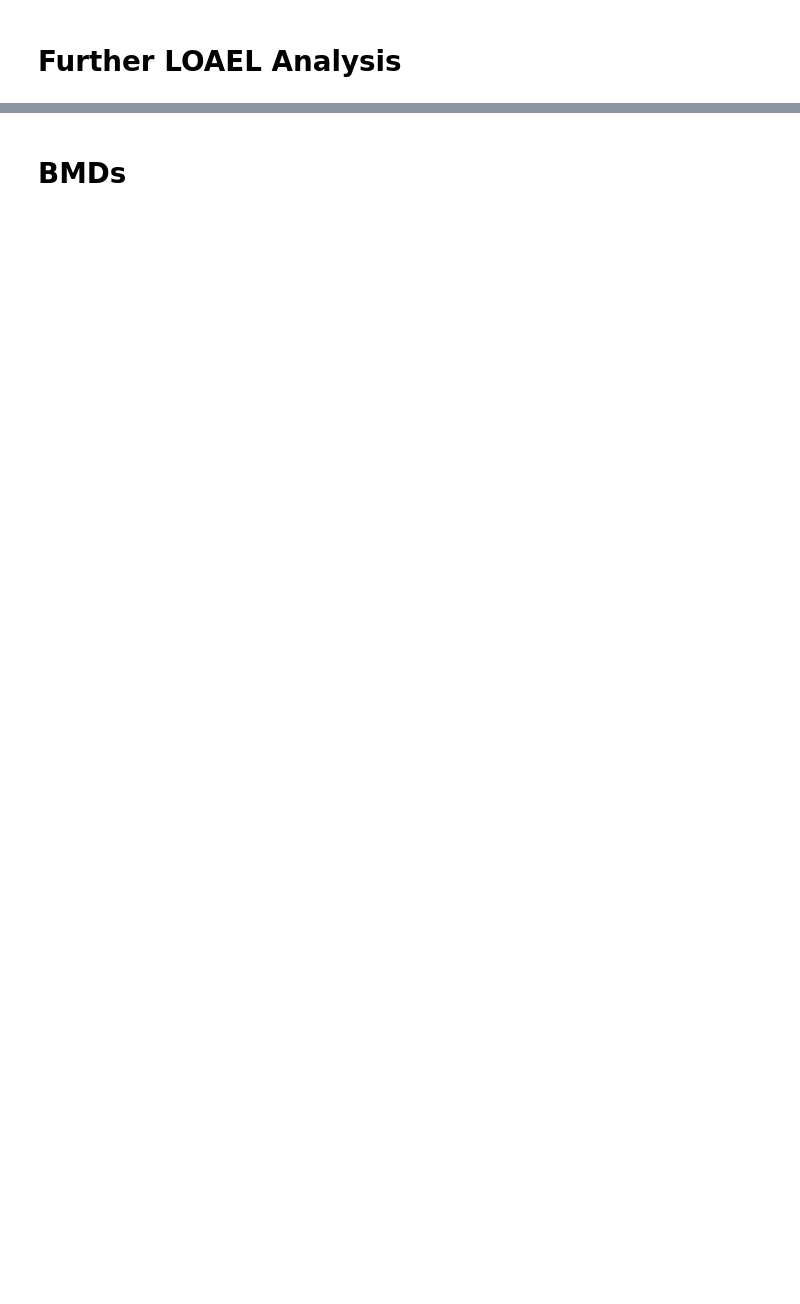
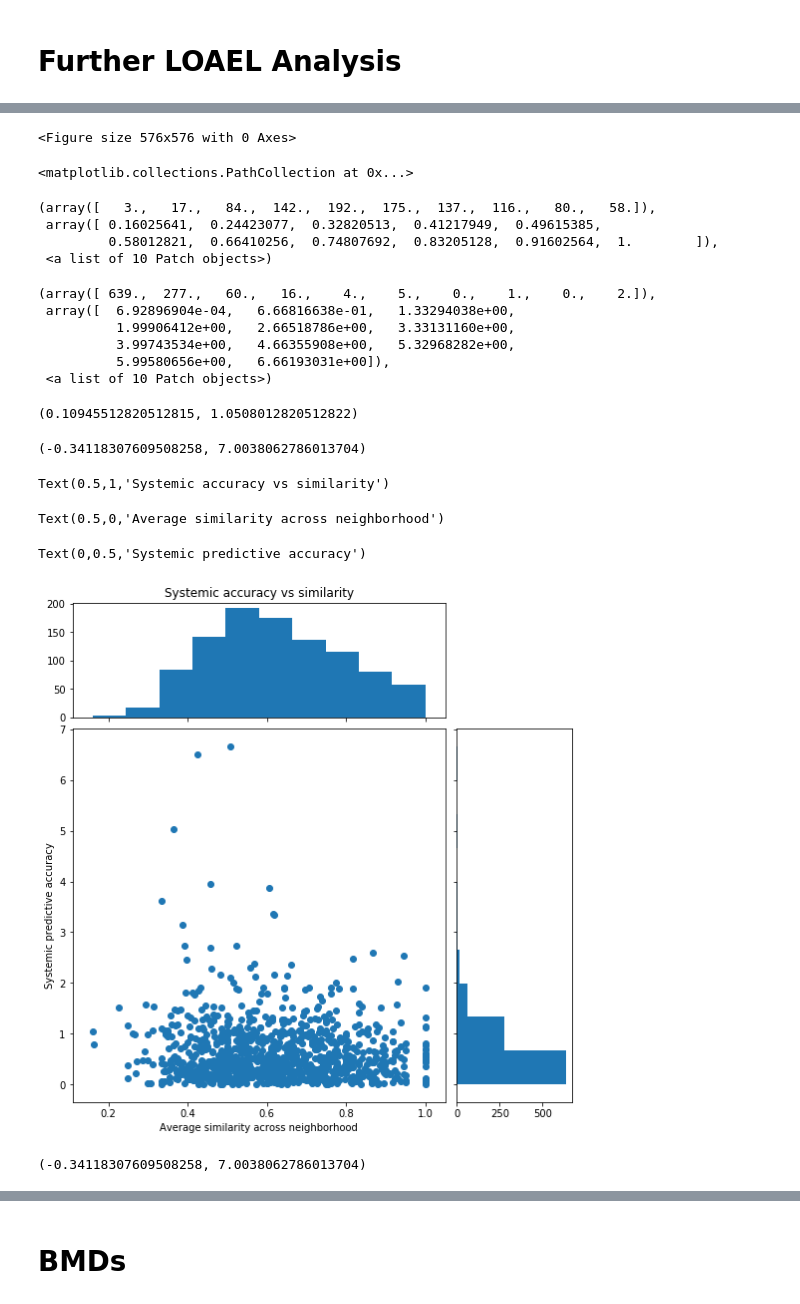
Before and after one commit to georgehelman/genra, a Jupyter notebook: notebooks/rax/rax-genra-toxref.ipynb, the cells around one changed output, grey strips where cells are left out. Cells and saved outputs as stored; diff of their text form; code cells hidden in the pictures; blank space fills up the shorter version.

```diff
--- a/notebooks/rax/rax-genra-toxref.ipynb
+++ b/notebooks/rax/rax-genra-toxref.ipynb
@@ -258,3 +439,61 @@ plt.show()
+# %%
+from matplotlib.ticker import NullFormatter
+
+df=loael_accuracy.copy()[['av_sim','systemic_accuracy']]
+df=df[pd.notnull(df).all(axis='columns')]
+x=df['av_sim']
+y=df['systemic_accuracy']
+
+nullfmt=NullFormatter()
+left,width=.1,.65
+bottom, height = .1,.65
+bottom_h = bottom + height +.02
+left_h = left + width + .02
+rect_scatter = [left,bottom,width,height]
+rect_histx = [left,bottom_h,width,.2]
+rect_histy = [left_h,bottom,.2,height]
+plt.figure(1, figsize=(8,8))
+
+axScatter=plt.axes(rect_scatter)
+axHistx = plt.axes(rect_histx)
+axHisty = plt.axes(rect_histy)
+axHistx.xaxis.set_major_formatter(nullfmt)
+axHisty.yaxis.set_major_formatter(nullfmt)
+
+axScatter.scatter(x,y)
+
+axHistx.hist(x)
+axHisty.hist(y,orientation='horizontal')
+axHistx.set_xlim(axScatter.get_xlim())
+axHisty.set_ylim(axScatter.get_ylim())
+
+axHistx.set_title('Systemic accuracy vs similarity')
+axScatter.set_xlabel('Average similarity across neighborhood')
+axScatter.set_ylabel('Systemic predictive accuracy')
+plt.show()
+# %% [output]
+<Figure size 576x576 with 0 Axes>
+<matplotlib.collections.PathCollection at 0x...>
+(array([   3.,   17.,   84.,  142.,  192.,  175.,  137.,  116.,   80.,   58.]),
+ array([ 0.16025641,  0.24423077,  0.32820513,  0.41217949,  0.49615385,
+         0.58012821,  0.66410256,  0.74807692,  0.83205128,  0.91602564,  1.        ]),
+ <a list of 10 Patch objects>)
+(array([ 639.,  277.,   60.,   16.,    4.,    5.,    0.,    1.,    0.,    2.]),
+ array([  6.92896904e-04,   6.66816638e-01,   1.33294038e+00,
+          1.99906412e+00,   2.66518786e+00,   3.33131160e+00,
+          3.99743534e+00,   4.66355908e+00,   5.32968282e+00,
+          5.99580656e+00,   6.66193031e+00]),
+ <a list of 10 Patch objects>)
+(0.10945512820512815, 1.0508012820512822)
+(-0.34118307609508258, 7.0038062786013704)
+Text(0.5,1,'Systemic accuracy vs similarity')
+Text(0.5,0,'Average similarity across neighborhood')
+Text(0,0.5,'Systemic predictive accuracy')
+[figure, added]
+# %%
+axScatter.get_ylim()
+# %% [output]
+(-0.34118307609508258, 7.0038062786013704)
 # %%
 gt9=loael_neighbors[loael_neighbors['jaccard']>.9]['target_sid'].unique() #Targets with atleast 1 neighbors >.9
 len(loael_neighbors['target_sid'].unique())
```
Also changed, not shown: parts of 73 cells of this notebook.
